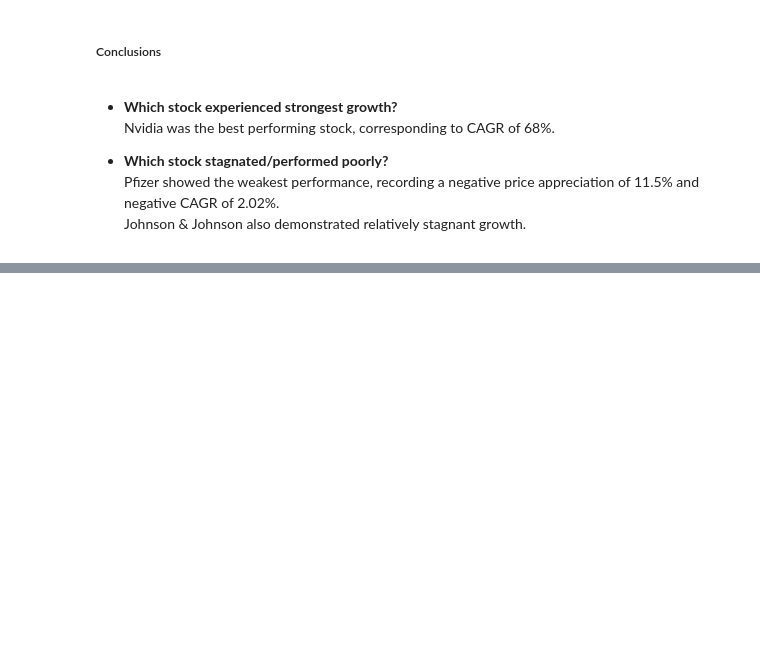
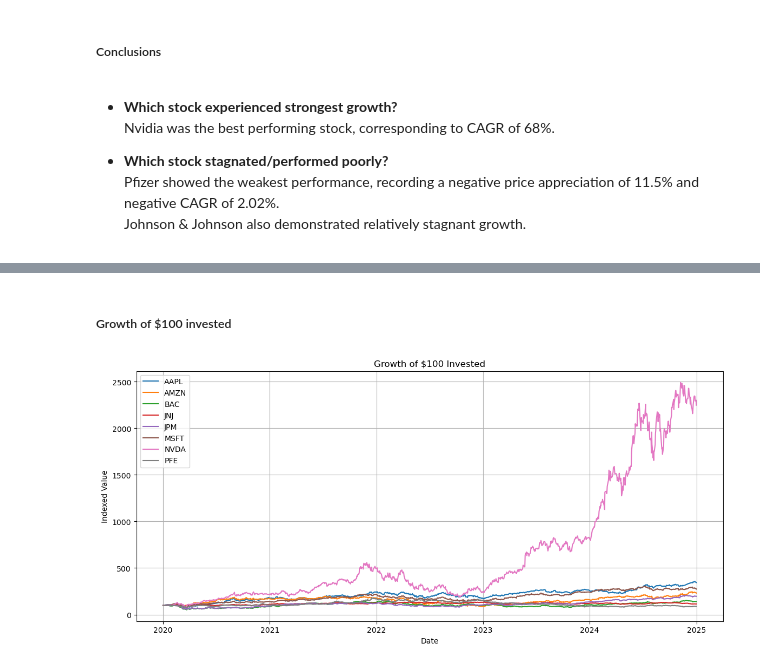
Before and after one commit to vaibhavpandeyprayag/investment-portfolio-analytics, a Jupyter notebook: notebooks/02_exploratory_data_analysis.ipynb, the cells around one changed output, grey strips where cells are left out. Drawn from its saved outputs; the diff is of its cells as text; code cells hidden in the pictures; blank space fills up the shorter version.

Commit message:
Indexed Growth Comparison completed

```diff
--- a/notebooks/02_exploratory_data_analysis.ipynb
+++ b/notebooks/02_exploratory_data_analysis.ipynb
@@ -181,0 +186,4 @@ Johnson & Johnson also demonstrated relatively stagnant growth.
+# %%
+norm_stocks_df = stocks_df.copy()
+norm_stocks_df["Normalized_Price"] = norm_stocks_df.groupby("Ticker")["Close"].transform(lambda x: (x / x.iloc[0]) * 100)
+norm_stocks_df.head()
@@ -181,0 +197,17 @@ Johnson & Johnson also demonstrated relatively stagnant growth.
+# %% [markdown]
+##### Growth of $100 invested
+# %%
+plt.figure(figsize=(14, 6))
+
+for ticker in norm_stocks_df["Ticker"].unique():
+    temp = norm_stocks_df[norm_stocks_df["Ticker"] == ticker]
+    plt.plot(temp["Date"], temp["Normalized_Price"], label=ticker)
+
+plt.title("Growth of $100 Invested")
+plt.xlabel("Date")
+plt.ylabel("Indexed Value")
+plt.legend()
+plt.grid(True)
+plt.show()
+# %% [output]
+[figure, added]
```
Also changed, not shown: parts of 8 cells of this notebook.
